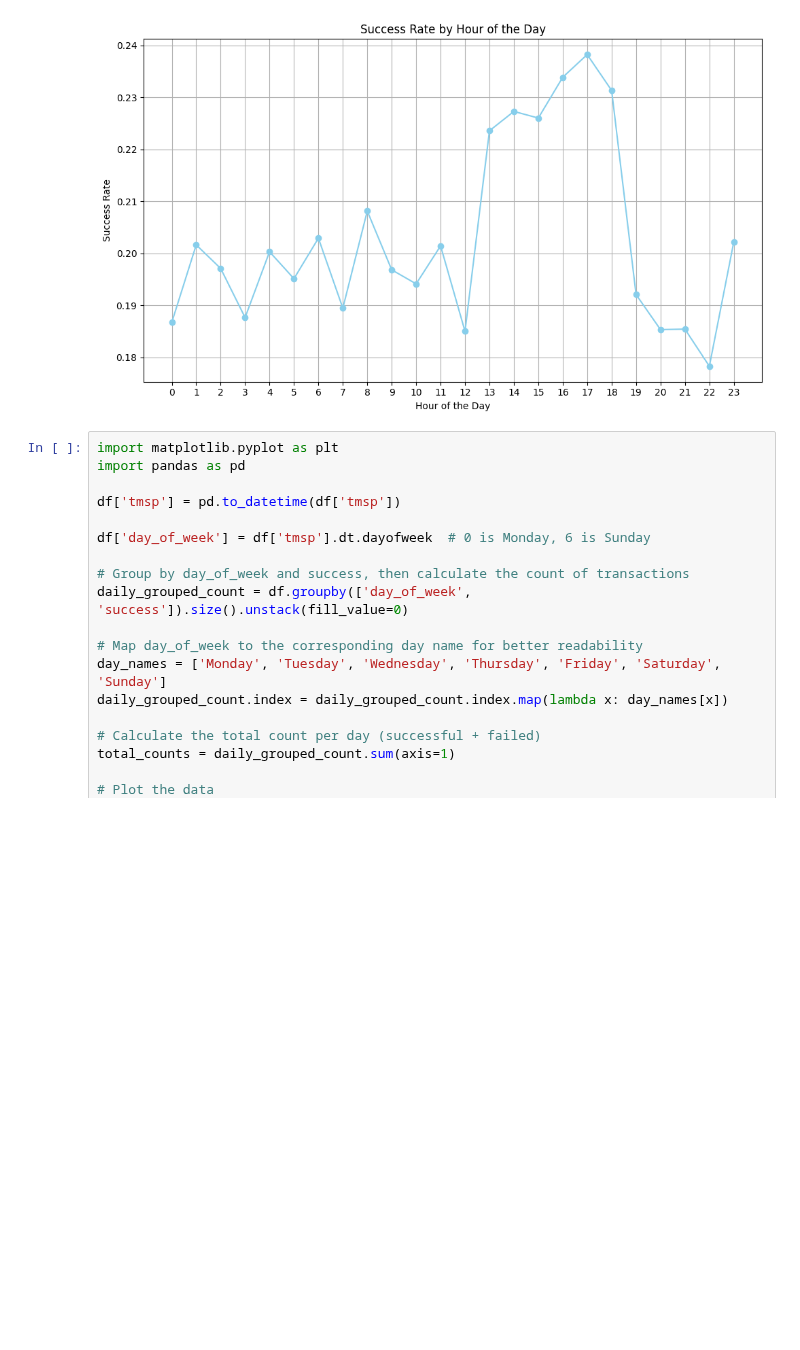
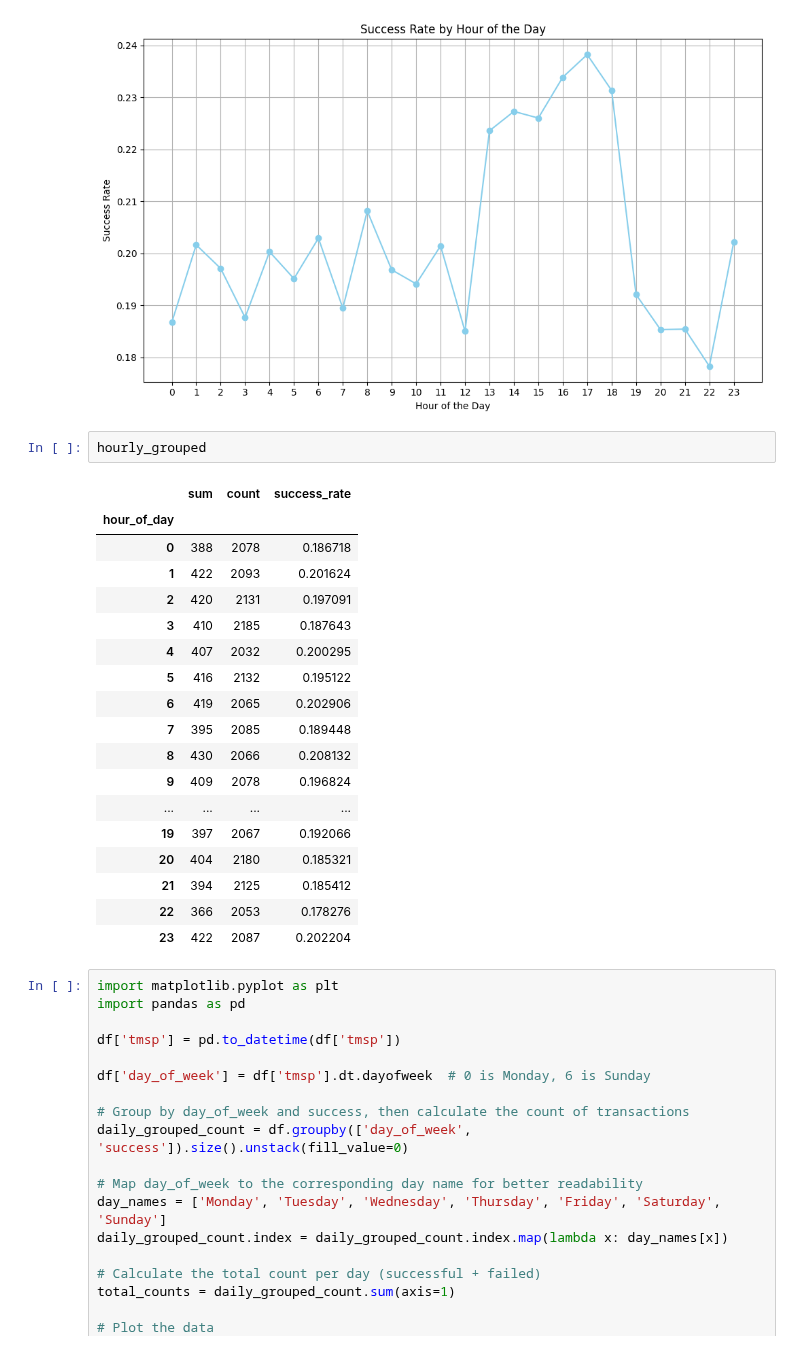
Before and after one commit to jeaend/payment_routing_optimizer, a Jupyter notebook: notebooks/02_purchase_and_cost_analysis.ipynb, the cells around one changed output. Saved outputs shown, nothing was run; the diff lists cells and outputs as text; blank space fills up the shorter version.

```diff
--- a/notebooks/02_purchase_and_cost_analysis.ipynb
+++ b/notebooks/02_purchase_and_cost_analysis.ipynb
@@ -204,6 +221,27 @@ plt.tight_layout()
 plt.show()
 # %% [output]
 [figure]
+# %%
+hourly_grouped
+# %% [output]
+|  | sum | count | success_rate |
+| hour_of_day |  |  |  |
+| 0 | 388 | 2078 | 0.186718 |
+| 1 | 422 | 2093 | 0.201624 |
+| 2 | 420 | 2131 | 0.197091 |
+| 3 | 410 | 2185 | 0.187643 |
+| 4 | 407 | 2032 | 0.200295 |
+| 5 | 416 | 2132 | 0.195122 |
+| 6 | 419 | 2065 | 0.202906 |
+| 7 | 395 | 2085 | 0.189448 |
+| 8 | 430 | 2066 | 0.208132 |
+| 9 | 409 | 2078 | 0.196824 |
+| ... | ... | ... | ... |
+| 19 | 397 | 2067 | 0.192066 |
+| 20 | 404 | 2180 | 0.185321 |
+| 21 | 394 | 2125 | 0.185412 |
+| 22 | 366 | 2053 | 0.178276 |
+| 23 | 422 | 2087 | 0.202204 |
 # %%
 import matplotlib.pyplot as plt
 import pandas as pd
```
Also changed, not shown: parts of 3 cells of this notebook, 2 other files.
